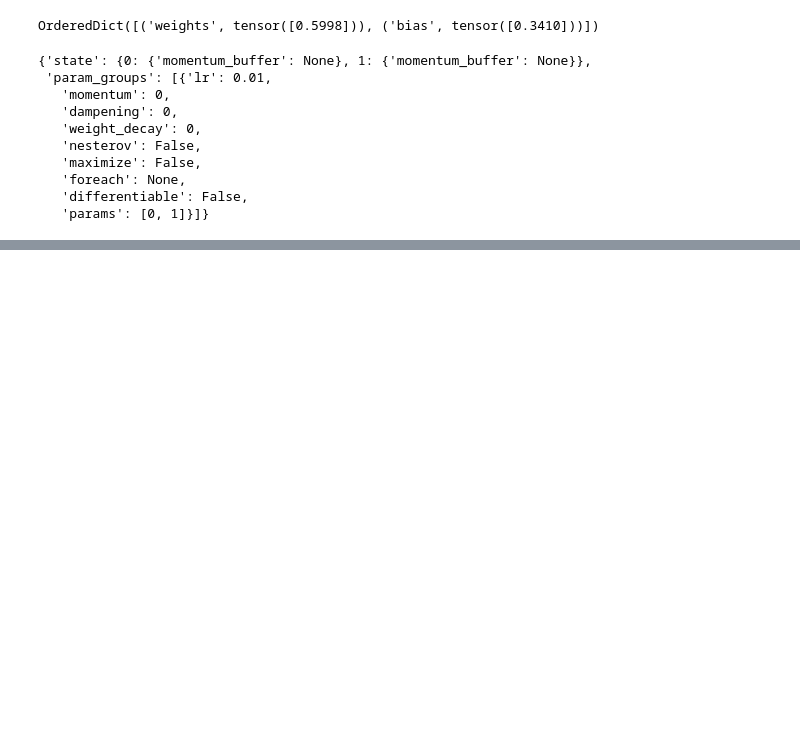
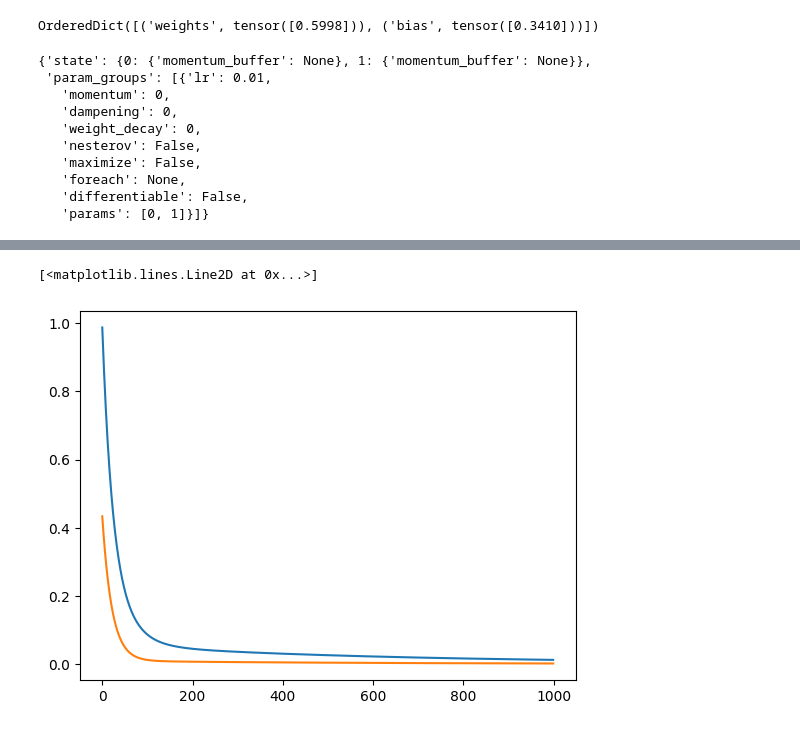
Before and after one commit to arthurzaneti/pytorch-fundamentals, a Jupyter notebook: 01_pytorch_workflow.ipynb, the cells around one changed output, grey strips where cells are left out. Drawn from its saved outputs; the diff is of its cells as text; code cells hidden in the pictures; blank space fills up the shorter version.

```diff
--- a/01_pytorch_workflow.ipynb
+++ b/01_pytorch_workflow.ipynb
@@ -361,0 +511,45 @@ torch.save(model_0.state_dict(), MODEL_SAVE_PATH)
+# %%
+loss_fn = nn.MSELoss()
+# %%
+optimizer = torch.optim.SGD(lr = 0.01,
+                                 params = model.parameters())
+# %%
+# Training loop
+epochs = 1000
+
+train_losses = []
+test_losses = []
+epoch_list = []
+
+
+for epoch in range(epochs):
+  # Training loop
+  model.train()
+
+  y_preds = model.forward(X_train)
+  #print(torch.hstack((y_preds, y_train)))
+  loss = loss_fn(y_preds, y_train)
+
+  optimizer.zero_grad()
+
+  loss.backward()
+
+  optimizer.step()
+
+  # Evaluation loop
+
+  with torch.inference_mode():
+    model.eval()
+
+    y_test_pred = model.forward(y_test)
+    test_loss = loss_fn(y_test_pred, y_test)
+
+    train_losses.append(loss)
+    test_losses.append(test_loss)
+    epoch_list.append(epoch)
+# %%
+plt.plot(epoch_list, test_losses)
+plt.plot(epoch_list, torch.tensor(train_losses).numpy())
+# %% [output]
+[<matplotlib.lines.Line2D at 0x...>]
+[figure, added]
```
Also changed, not shown: parts of 19 cells of this notebook.
